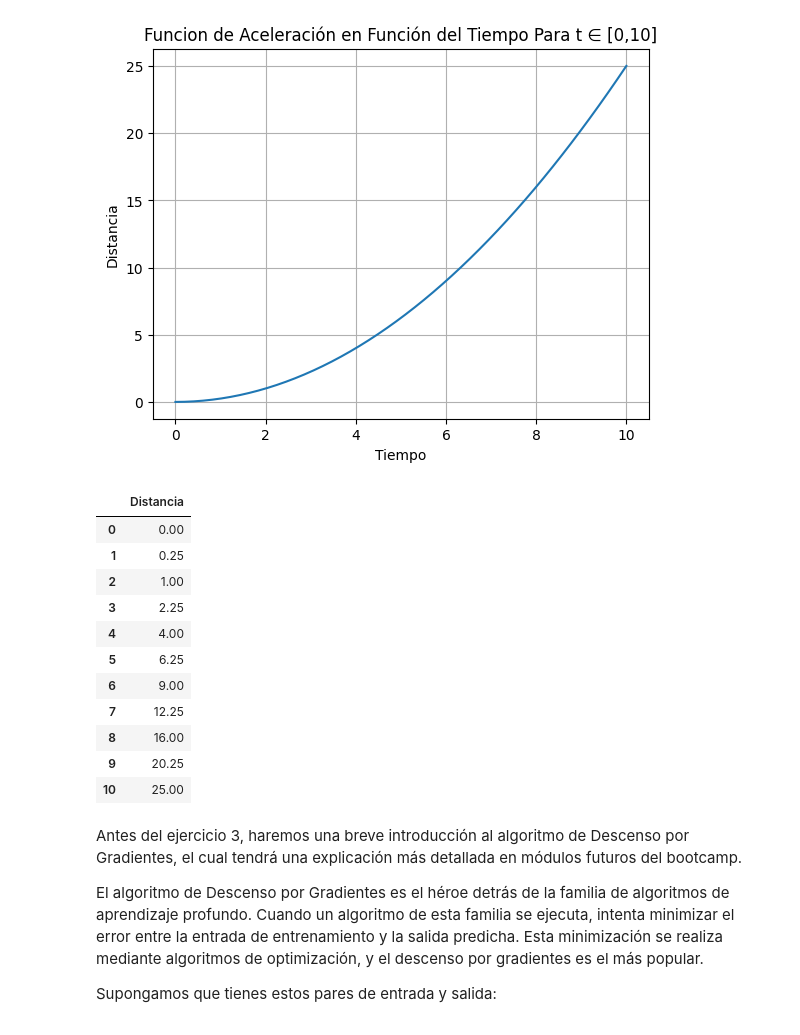
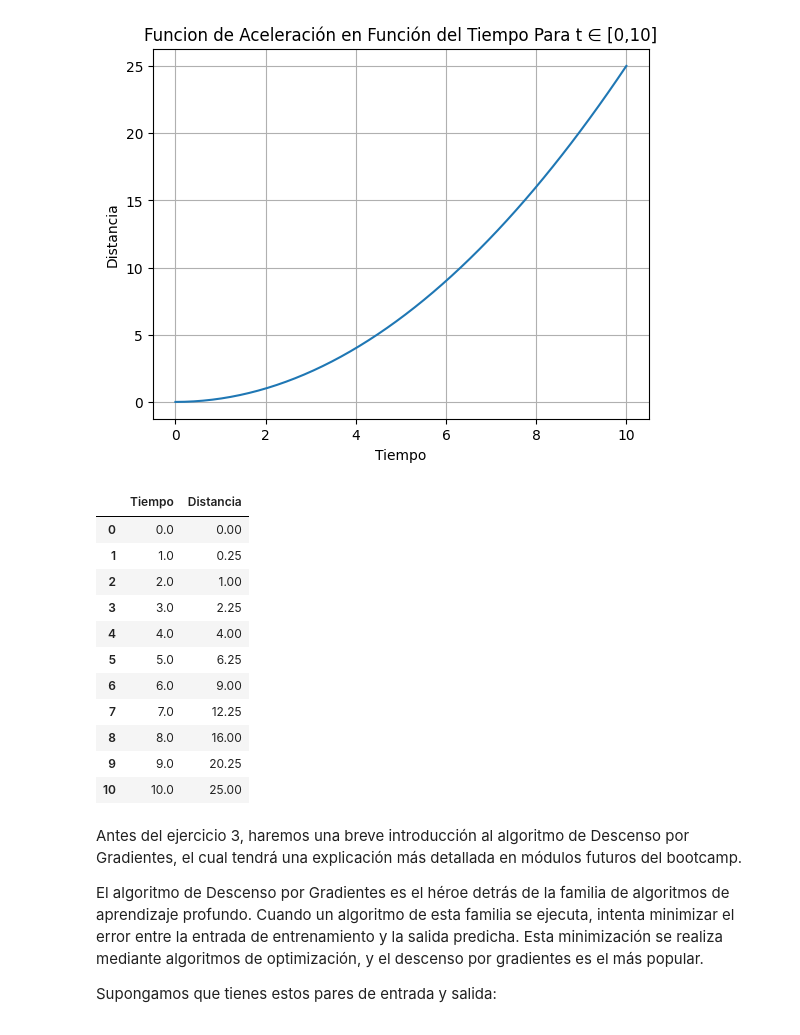
Before and after one commit to meneses-ls/2-calculus-and-algebra-problems-with-python, a Jupyter notebook: notebook/problems.es.ipynb, the cells around one changed output. Saved outputs shown, nothing was run; the diff lists cells and outputs as text; code cells hidden in the pictures.

```diff
--- a/notebook/problems.es.ipynb
+++ b/notebook/problems.es.ipynb
@@ -58,11 +59,12 @@ plt.show()
 # %%
 # - Creación de un DataFrame Para La Función Previamente Definida en su Dominio:
 
-ds = pd.DataFrame(columns=["Distancia"])
+ds = pd.DataFrame(columns=["Tiempo", "Distancia"])
 
 for i in range(11):
     dstnc = d(i)
-    ds.loc[len(ds)] = [dstnc]
+    tempo = i
+    ds.loc[len(ds)] = [tempo, dstnc]
 
 ds
 # %% [output]
@@ -127,26 +129,27 @@ La aceleración es de: 0.5 m/s².
 # %%
 # - Creación de un DataFrame Para La Función Previamente Definida en su Dominio:
 
-ds = pd.DataFrame(columns=["Distancia"])
+ds = pd.DataFrame(columns=["Tiempo", "Distancia"])
 
 for i in range(11):
     dstnc = d(i)
-    ds.loc[len(ds)] = [dstnc]
+    tempo = i
+    ds.loc[len(ds)] = [tempo, dstnc]
 
 ds
 # %% [output]
-|  | Distancia |
-| 0 | 0.00 |
-| 1 | 0.25 |
-| 2 | 1.00 |
-| 3 | 2.25 |
-| 4 | 4.00 |
-| 5 | 6.25 |
-| 6 | 9.00 |
-| 7 | 12.25 |
-| 8 | 16.00 |
-| 9 | 20.25 |
-| 10 | 25.00 |
+|  | Tiempo | Distancia |
+| 0 | 0.0 | 0.00 |
+| 1 | 1.0 | 0.25 |
+| 2 | 2.0 | 1.00 |
+| 3 | 3.0 | 2.25 |
+| 4 | 4.0 | 4.00 |
+| 5 | 5.0 | 6.25 |
+| 6 | 6.0 | 9.00 |
+| 7 | 7.0 | 12.25 |
+| 8 | 8.0 | 16.00 |
+| 9 | 9.0 | 20.25 |
+| 10 | 10.0 | 25.00 |
 # %% [markdown]
 Antes del ejercicio 3, haremos una breve introducción al algoritmo de Descenso por Gradientes, el cual tendrá una explicación más detallada en módulos futuros del bootcamp.
 
```
Also changed, not shown: parts of 11 cells of this notebook.
